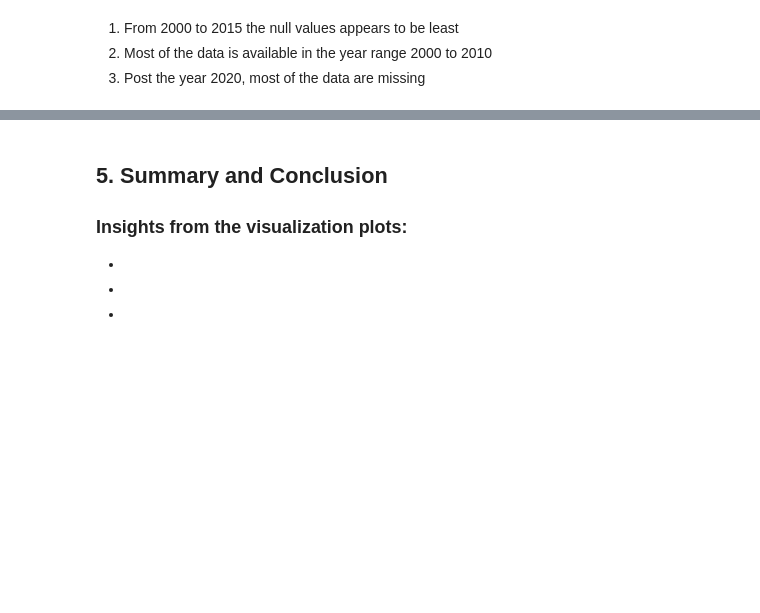
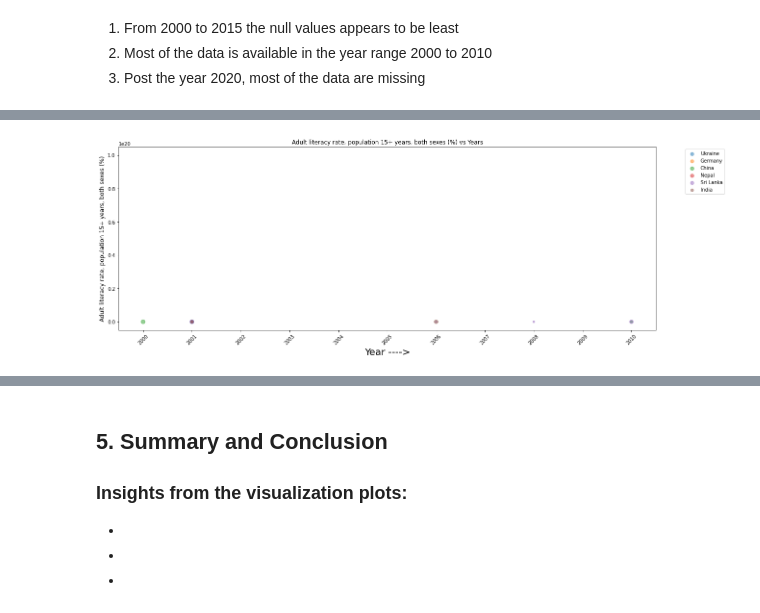
Before and after one commit to deba-roy/World_Bank_Global_Education_Analysis, a Jupyter notebook: DEBARTHA_ROY_CHOWDHURY_World_Bank_Global_Education_Analysis_Capstone_Project.ipynb, the cells around one changed output, grey strips where cells are left out. Cells and saved outputs as stored; diff of their text form; code cells hidden in the pictures; blank space fills up the shorter version.

```diff
--- a/DEBARTHA_ROY_CHOWDHURY_World_Bank_Global_Education_Analysis_Capstone_Project.ipynb
+++ b/DEBARTHA_ROY_CHOWDHURY_World_Bank_Global_Education_Analysis_Capstone_Project.ipynb
@@ -541,0 +537,34 @@ KeyError: ignored
+# %%
+from numpy import random
+
+def Country_indicator(INDI,yr,c1=None,c2=None,c3=None,c4=None,c5=None,c6=None):
+  c=[c1,c2,c3,c4,c5,c6]
+  col=['Country Name']
+  col.extend(list(np.arange(yr,2011,1).astype(str)))
+  unique_indicator_countries=New_Stats_Data[New_Stats_Data['Indicator Name']==INDI].loc[:,col].groupby('Country Name').mean().reset_index()
+  if c1 or c2 or c3 or c4 or c5 or c6!=None:
+    for j in range(6):
+      if c[int(j)]!=None:
+        unique_indicator_countries_country=unique_indicator_countries[unique_indicator_countries['Country Name']==c[int(j)]]
+        xlab=unique_indicator_countries_country.columns[1:]
+        ylab=unique_indicator_countries_country.iloc[0][1:]
+        d=len(unique_indicator_countries_country.columns)-1
+        plt.scatter(xlab,ylab,label=unique_indicator_countries_country.iloc[0,0],alpha=0.5,cmap='winter',s=random.randint(100,size=(d)))
+        plt.xlabel('Year ---->',size=20)
+        plt.ylabel(INDI,size=12)
+        plt.legend(bbox_to_anchor=(1.05, 1), loc='upper left')
+        plt.xticks(rotation=45)
+        plt.rcParams['figure.figsize'] = (15,5)
+        plt.title(INDI+' vs Years')
+  else:
+    for i in range(10):
+      xlab=unique_indicator_countries.columns[1:]
+      ylab=unique_indicator_countries.iloc[i][1:]
+      d=len(unique_indicator_countries.columns)-1
+      plt.scatter(xlab,ylab,label=unique_indicator_countries.iloc[i,0],alpha=0.5,cmap='winter',s=random.randint(100,size=(d)))
+      plt.xlabel('Year ---->',size=20)
+      plt.ylabel(INDI+' Rate ---->',size=15)
+      plt.legend(bbox_to_anchor=(1.05, 1), loc='upper left')
+      plt.xticks(rotation=45)
+      plt.rcParams['figure.figsize'] = (15,5)
+      plt.title(INDI+' vs Years')
@@ -541,0 +603,4 @@ KeyError: ignored
+# %%
+Country_indicator('Adult literacy rate, population 15+ years, both sexes (%)',2000,'Ukraine','Germany','China','Nepal','Sri Lanka','India')
+# %% [output]
+[figure, added]
```
Also changed, not shown: parts of 18 cells of this notebook.
